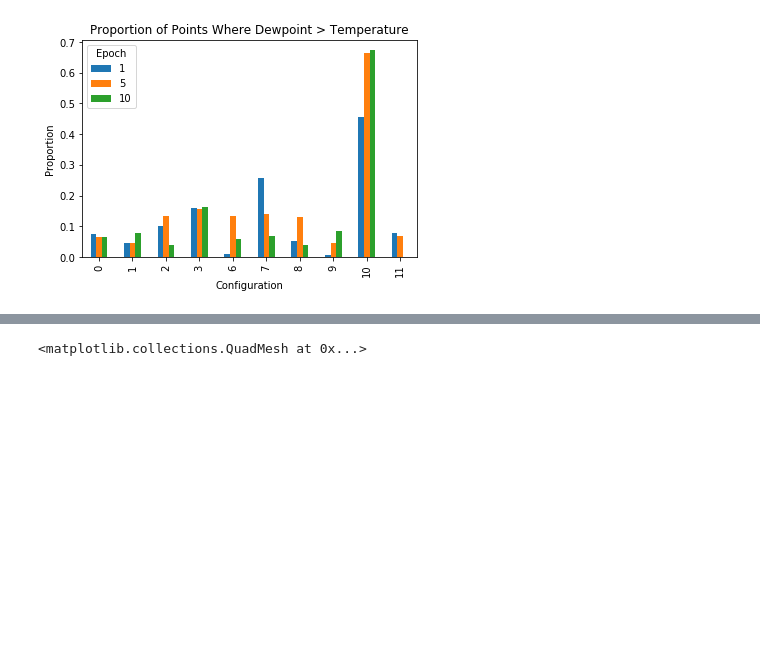
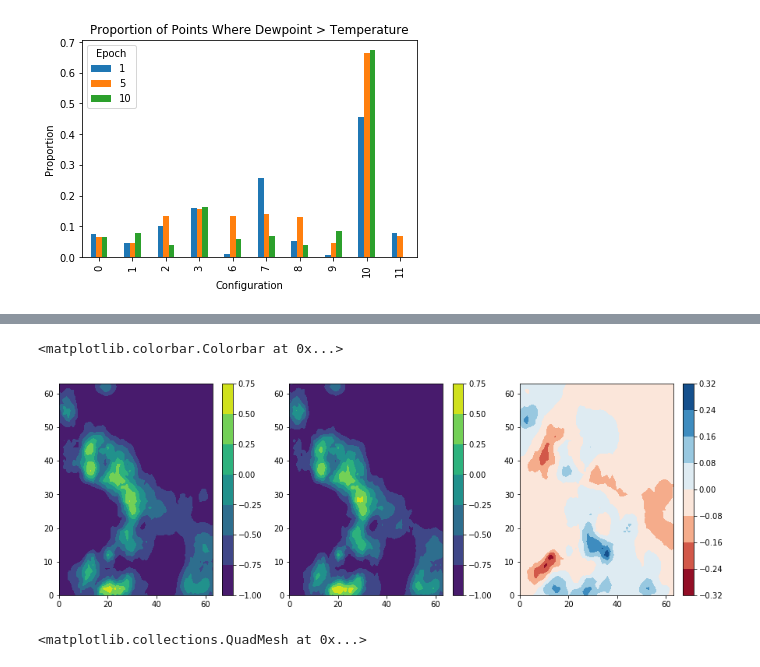
Before and after one commit to djgagne/deepsky, a Jupyter notebook: notebooks/StormPatchGANs.ipynb, the cells around one changed output, grey strips where cells are left out. Drawn from its saved outputs; the diff is of its cells as text; code cells hidden in the pictures; blank space fills up the shorter version.

```diff
--- a/notebooks/StormPatchGANs.ipynb
+++ b/notebooks/StormPatchGANs.ipynb
@@ -249,3 +275,21 @@ enc_model.predict(gen_model.predict(np.ones((1, 100)) * 1)).mean()
+# %%
+plt.figure(figsize=(15, 5))
+#vec = np.random.uniform(-1, 1, size=(1, 100))
+#rand_change = vec + np.random.uniform(-0.2, 0.2, size=(1, 100))
+out_1 = gen_model.predict(vec)
+out_2 = gen_model.predict(rand_change)
+plt.subplot(1, 3, 1)
+plt.contourf(out_1[0, :, :, 0])
+plt.colorbar()
+plt.subplot(1, 3, 2)
+plt.contourf(out_2[0, :, :, 0])
+plt.colorbar()
+plt.subplot(1, 3, 3)
+plt.contourf(out_2[0, :, :, 0] - out_1[0, :, :, 0], cmap="RdBu")
+plt.colorbar()
+# %% [output]
+<matplotlib.colorbar.Colorbar at 0x...>
+[figure, added]
 # %%
 recoded_storms = np.random.choice(storm_data.shape[0], 8, replace=False)
 # %%
```
Also changed, not shown: parts of 23 cells of this notebook, 1 other file.
